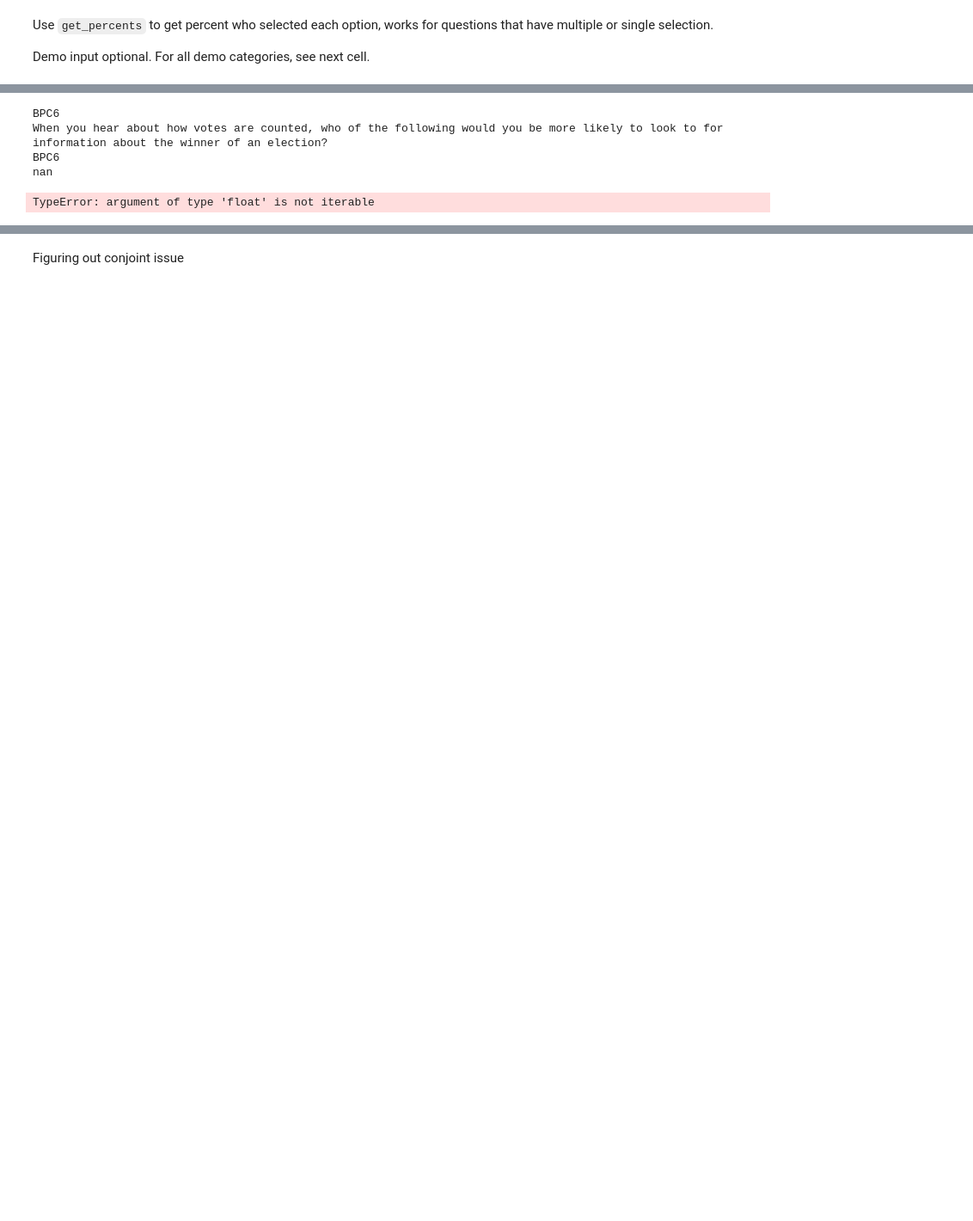
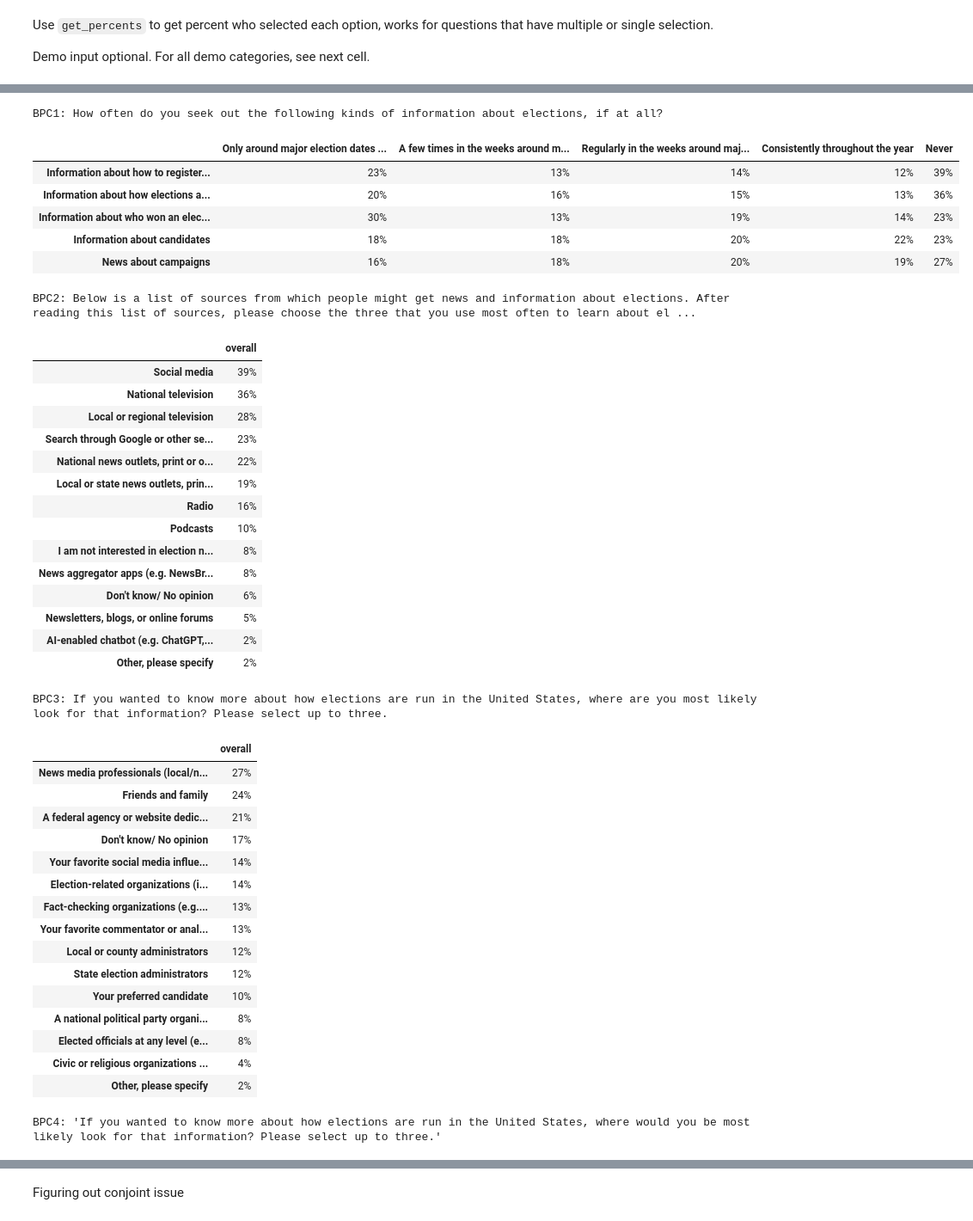
Before and after one commit to Bipartisan-Policy-Center/bpc-election-information-surveys, a Jupyter notebook: analyses.ipynb, the cells around one changed output, grey strips where cells are left out. Shown: that part at 86% size. Saved outputs shown, nothing was run; the diff lists cells and outputs as text; code cells hidden in the pictures; blank space fills up the shorter version.

Commit message:
results

```diff
--- a/analyses.ipynb
+++ b/analyses.ipynb
@@ -50,33 +50,85 @@ xdemWhite
 # %%
 # testing on range of questions
 
 questions = []
-for i in range(6,7): #conjoint
+for i in range(1,25):
     questions.append("BPC"+str(i))
 
 for question in questions:
 
     #print question text
     for key in q_codebook:
         if key.startswith(question):
-            print(question)
-            print(q_codebook[key])
+            # print(question)
+            # print(q_codebook[key])
             if '---' in q_codebook[key]:
                 print(f"\n\n{question}: {q_codebook[key].split('---')[0]}")
                 break
             elif '\\\\' in q_codebook[key]:
                 q_text = q_codebook[key].split('\\\\')[0]
                 print(f"\n\n{question}: {q_text}")
                 break
+            else:
+                print(f"\n\n{question}: {q_codebook[key]}")
 
 
     try:
-        display(mc_processor.get_percents(data,codebook,q_codebook,question,demo="xpid3").style.format("{:.0%}"))
+        demo = None
+        # demo="xpid3"
+        results = mc_processor.get_percents(data,codebook,q_codebook,question,demo)
+
+        if demo:
+            # create demo directory
+            if not os.path.exists(f"{survey_year}/processed/{demo}"):
+                os.makedirs(f"{survey_year}/processed/{demo}")
+            # save to demo directory
+            results.to_csv(f"{survey_year}/processed/{demo}/{question}.csv")
+        else:
+            results.to_csv(f"{survey_year}/processed/{question}.csv")
+
+        display(results.style.format("{:.0%}"))
+
     except Exception as e:
         print(f"*Issue with {question} {str(e)[:100]}\n")
 # %% [output]
-BPC6
-When you hear about how votes are counted, who of the following would you be more likely to look to for information about the winner of an election?
-BPC6
-nan
+BPC1: How often do you seek out the following kinds of information about elections, if at all?
+|  | Only around major election dates ... | A few times in the weeks around m... | Regularly in the weeks around maj... | Consistently throughout the year | Never |
+| Information about how to register... | 23% | 13% | 14% | 12% | 39% |
+| Information about how elections a... | 20% | 16% | 15% | 13% | 36% |
+| Information about who won an elec... | 30% | 13% | 19% | 14% | 23% |
+| Information about candidates | 18% | 18% | 20% | 22% | 23% |
+| News about campaigns | 16% | 18% | 20% | 19% | 27% |
-TypeError: argument of type 'float' is not iterable
+BPC2: Below is a list of sources from which people might get news and information about elections. After reading this list of sources, please choose the three that you use most often to learn about el ...
+|  | overall |
+| Social media | 39% |
+| National television | 36% |
+| Local or regional television | 28% |
+| Search through Google or other se... | 23% |
+| National news outlets, print or o... | 22% |
+| Local or state news outlets, prin... | 19% |
+| Radio | 16% |
+| Podcasts | 10% |
+| I am not interested in election n... | 8% |
+| News aggregator apps (e.g. NewsBr... | 8% |
+| Don't know/ No opinion | 6% |
+| Newsletters, blogs, or online forums | 5% |
+| AI-enabled chatbot (e.g. ChatGPT,... | 2% |
+| Other, please specify | 2% |
+BPC3: If you wanted to know more about how elections are run in the United States, where are you most likely look for that information? Please select up to three.
+|  | overall |
+| News media professionals (local/n... | 27% |
+| Friends and family | 24% |
+| A federal agency or website dedic... | 21% |
+| Don't know/ No opinion | 17% |
+| Your favorite social media influe... | 14% |
+| Election-related organizations (i... | 14% |
+| Fact-checking organizations (e.g.... | 13% |
+| Your favorite commentator or anal... | 13% |
+| Local or county administrators | 12% |
+| State election administrators | 12% |
+| Your preferred candidate | 10% |
+| A national political party organi... | 8% |
+| Elected officials at any level (e... | 8% |
+| Civic or religious organizations ... | 4% |
+| Other, please specify | 2% |
+BPC4: 'If you wanted to know more about how elections are run in the United States, where would you be most likely look for that information? Please select up to three.'
```
Also changed, not shown: parts of 5 cells of this notebook.
